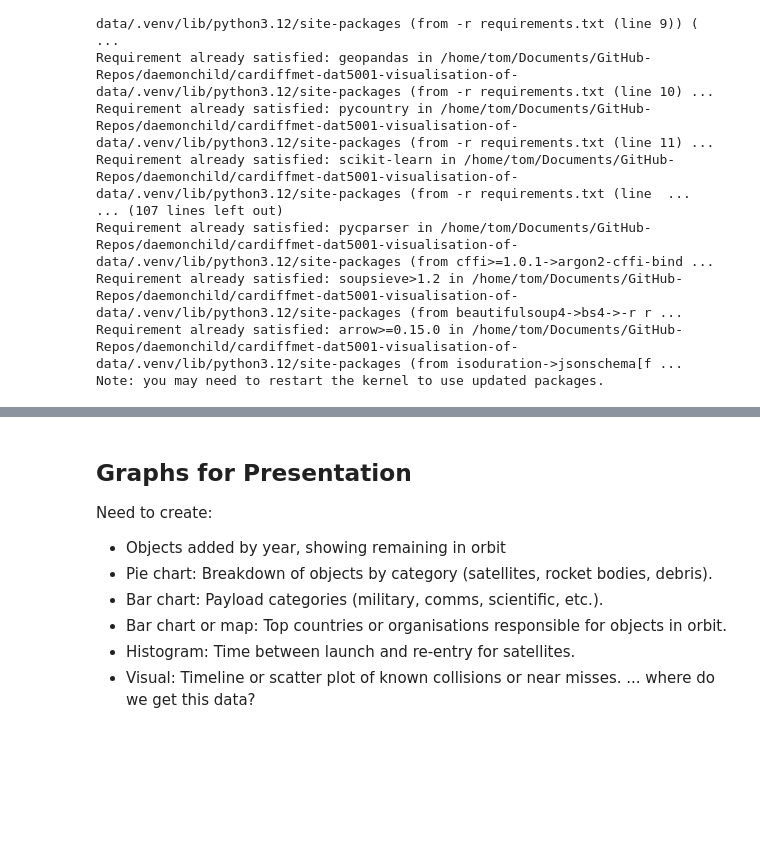
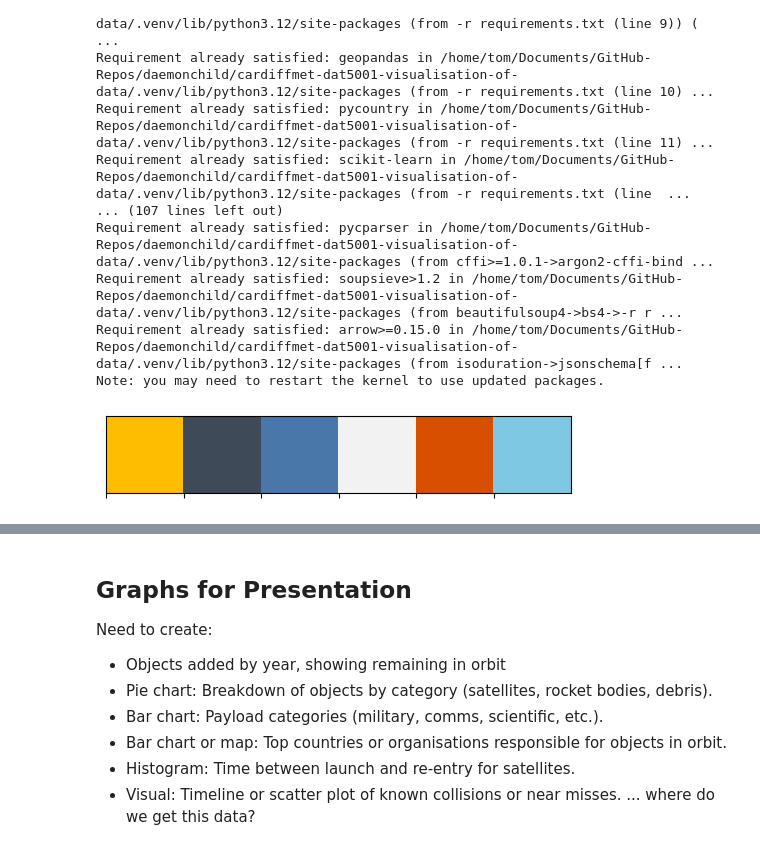
Before and after one commit to daemonchild/cardiffmet-dat5001-visualisation-of-data, a Jupyter notebook: assessment/pres1/2-dat5001-st20285213-tomrowan-pres1-create-graphs.ipynb, the cells around one changed output, grey strips where cells are left out. Saved outputs shown, nothing was run; the diff lists cells and outputs as text; code cells hidden in the pictures; blank space fills up the shorter version.

Commit message:
Some pretty graphs

```diff
--- a/assessment/pres1/2-dat5001-st20285213-tomrowan-pres1-create-graphs.ipynb
+++ b/assessment/pres1/2-dat5001-st20285213-tomrowan-pres1-create-graphs.ipynb
@@ -139,6 +139,40 @@ warnings.filterwarnings('ignore')
 sdf = pd.read_csv('../../datasets/cleaned_engineered_sdf.csv')
 # %%
 custom_palette = ['#4977AAff','#FFBD02ff','#395B83ff','#989DB1ff','#686347ff','#FFFFFFff','#565E5Eff','#3E4A58ff']
+# %%
+
+graph_palette = {
+  "foreground": {
+    "gold": "#FFBD02",
+    "slateGrey": "#3E4A58",
+    "steelBlue": "#4977AA",
+    "lightGrey": "#F2F2F2",
+    "burntOrange": "#D94F00",
+    "skyBlue": "#7EC8E3"
+  },
+  "background": {
+    "darkBlue": "#0F1A37",
+    "navyBlue": "#192B4D",
+    "midnightBlue": "#121F36",
+    "charcoal": "#1E2A3A"
+  }
+}
+# %%
+# Extract foreground colours
+foreground_colors = list(graph_palette["foreground"].values())
+background_colors = list(graph_palette["background"].values())
+
+# Create a Seaborn palette
+sns_palette = sns.color_palette(foreground_colors)
+
+# Optional: Set as default palette
+sns.set_palette(sns_palette)
+
+# Preview the palette
+sns.palplot(sns_palette)
+plt.show()
+# %% [output]
+[figure, added]
 # %%
 sdf.shape
 # %% [output]
```
Also changed, not shown: parts of 35 cells of this notebook, 2 other files.
